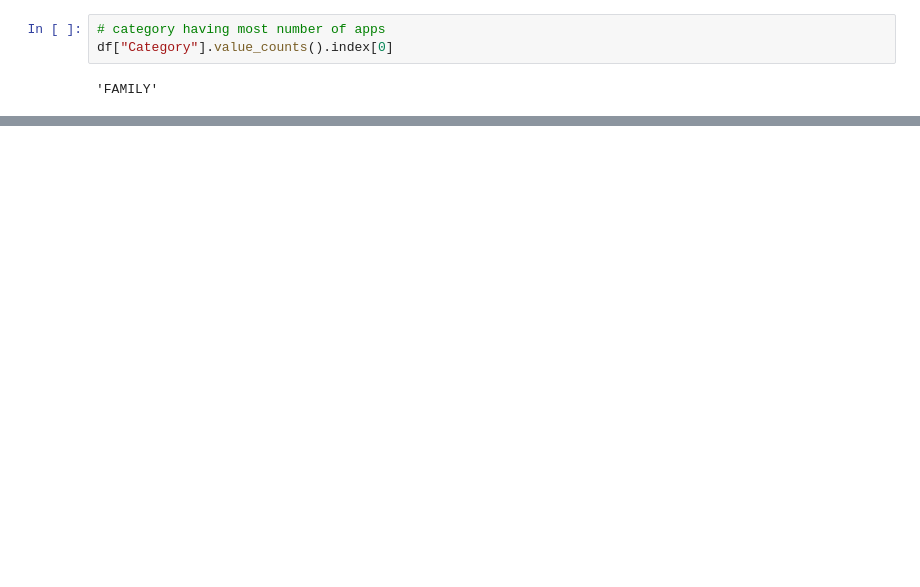
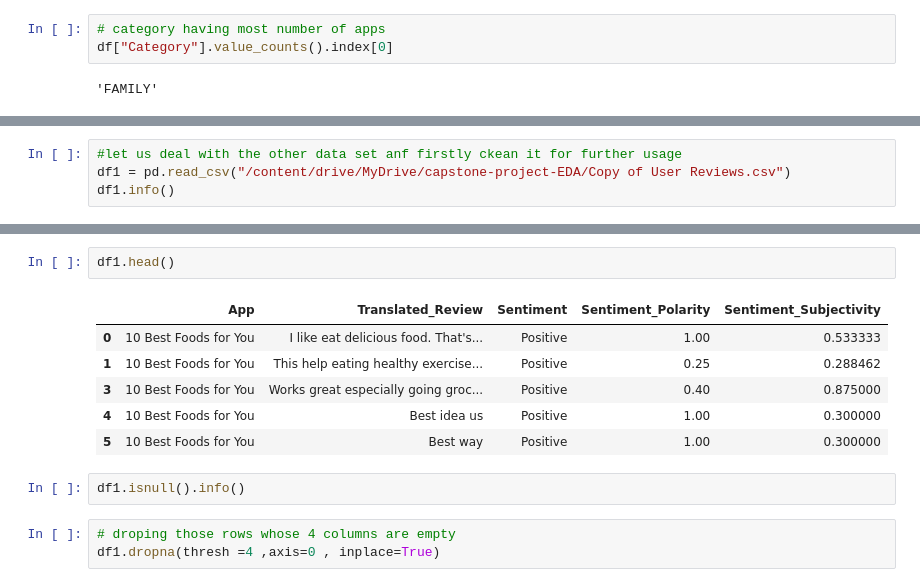
Before and after one commit to AyushSonuu/play-store-app-review-analysis, a Jupyter notebook: Play_Store_App_Review_Analysis_Capstone_Project.ipynb, the cells around one changed output, grey strips where cells are left out. Saved outputs shown, nothing was run; the diff lists cells and outputs as text; blank space fills up the shorter version.

```diff
--- a/Play_Store_App_Review_Analysis_Capstone_Project.ipynb
+++ b/Play_Store_App_Review_Analysis_Capstone_Project.ipynb
@@ -370,0 +386,4 @@ df["Category"].value_counts().index[0]
+# %%
+#let us deal with the other data set anf firstly ckean it for further usage
+df1 = pd.read_csv("/content/drive/MyDrive/capstone-project-EDA/Copy of User Reviews.csv")
+df1.info()
@@ -370,0 +403,14 @@ df["Category"].value_counts().index[0]
+# %%
+df1.head()
+# %% [output]
+|  | App | Translated_Review | Sentiment | Sentiment_Polarity | Sentiment_Subjectivity |
+| 0 | 10 Best Foods for You | I like eat delicious food. That's... | Positive | 1.00 | 0.533333 |
+| 1 | 10 Best Foods for You | This help eating healthy exercise... | Positive | 0.25 | 0.288462 |
+| 3 | 10 Best Foods for You | Works great especially going groc... | Positive | 0.40 | 0.875000 |
+| 4 | 10 Best Foods for You | Best idea us | Positive | 1.00 | 0.300000 |
+| 5 | 10 Best Foods for You | Best way | Positive | 1.00 | 0.300000 |
+# %%
+df1.isnull().info()
+# %%
+# droping those rows whose 4 columns are empty
+df1.dropna(thresh =4 ,axis=0 , inplace=True)
```
Also changed, not shown: parts of 9 cells of this notebook.
